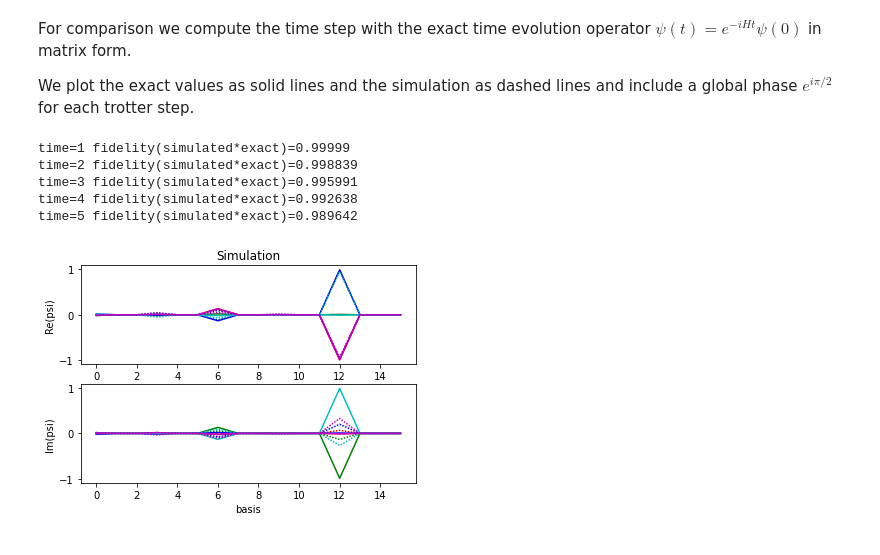
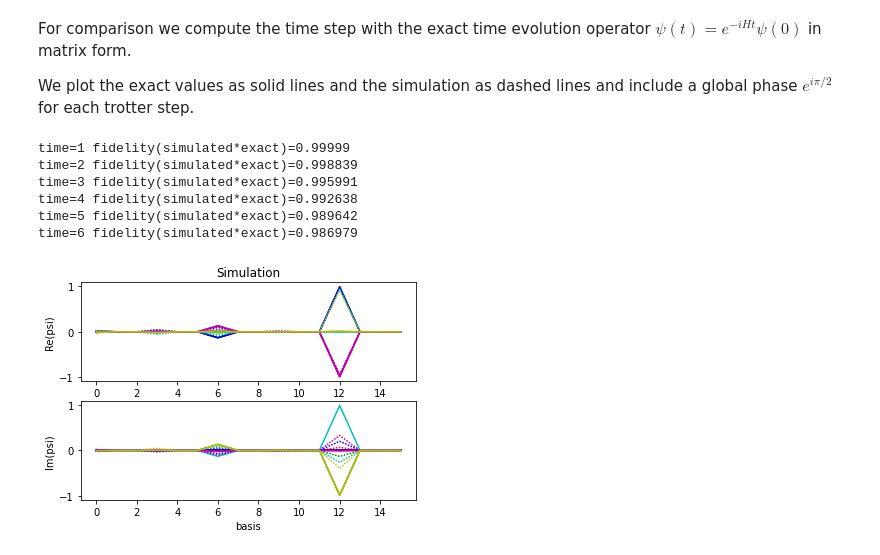
Before and after one commit to ekkards/molecules, a Jupyter notebook: LiH_trotter_colab.ipynb, the cells around one changed output. Drawn from its saved outputs; the diff is of its cells as text; code cells hidden in the pictures.

```diff
--- a/LiH_trotter_colab.ipynb
+++ b/LiH_trotter_colab.ipynb
@@ -189,17 +183,17 @@ x = range(initial_state.size)
 # start from same initial state
 exact_state = initial_state
 simulated_state = initial_state
-#axs[0].plot(x, (phase*initial_state).real, 'k')
-#axs[1].plot(x, (phase*initial_state).imag, 'k')
-for it in range(1,6):
-  # Numerically compute the correct circuit output.
+axs[0].plot(x, (initial_state).real, color[0])
+axs[1].plot(x, (initial_state).imag, color[0])
+for it in range(1,7):
+  # Numerically compute the correct circuit output, solid line
   exact_state = scipy.sparse.linalg.expm_multiply(
     -1j * time * hamiltonian_sparse, initial_state)
   phase = cmath.exp(it*1j*math.pi/2)    # needed for plot, may be off
   axs[0].plot(x, (phase*exact_state).real, color[it])
   axs[1].plot(x, (phase*exact_state).imag, color[it])
 
-  # Use Cirq simulator to apply circuit.
+  # Use Cirq simulator to apply circuit, dotted line
   simulator = cirq.Simulator()
   result = simulator.simulate(circuit, qubit_order=qubits, initial_state=simulated_state)
   simulated_state = result.final_state
@@ -212,8 +206,9 @@ for it in range(1,6):
 plt.show()
 # %% [output]
 time=1 fidelity(simulated*exact)=0.99999
 time=2 fidelity(simulated*exact)=0.998839
 time=3 fidelity(simulated*exact)=0.995991
 time=4 fidelity(simulated*exact)=0.992638
 time=5 fidelity(simulated*exact)=0.989642
+time=6 fidelity(simulated*exact)=0.986979
-[figure, old version]
+[figure, new version]
```
Also changed, not shown: parts of 2 cells of this notebook.
